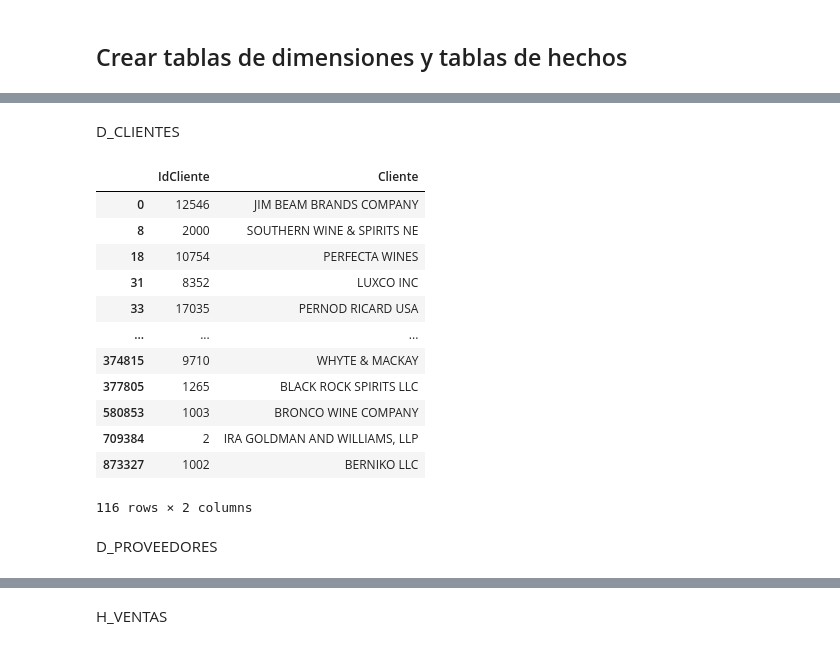
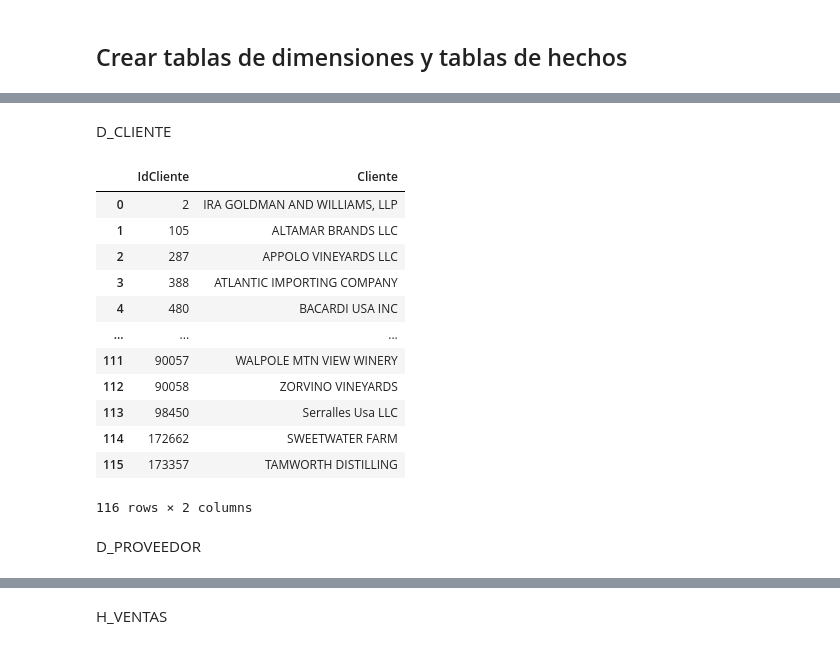
Before and after one commit to isabelunamuno/TFM, a Jupyter notebook: Visual Studio Code/Procesamiento1.ipynb, the cells around one changed output, grey strips where cells are left out. Drawn from its saved outputs; the diff is of its cells as text; code cells hidden in the pictures.

```diff
--- a/Visual Studio Code/Procesamiento1.ipynb
+++ b/Visual Studio Code/Procesamiento1.ipynb
@@ -16,9 +16,9 @@ from matplotlib.dates import DateFormatter
 # %% [markdown]
 Cargar el conjunto de datos
 # %%
-inventario_inicial=pd.read_csv(r'C:\Codeproject\Recursos\DatosOriginales.zip\DatosOriginales\BegInvFINAL12312016.csv')
-inventario_final=pd.read_csv(r'C:\Codeproject\Recursos\DatosOriginales.zip\DatosOriginales\EndInvFINAL12312016.csv')
-compras=pd.read_csv(r'C:\Codeproject\Recursos\DatosOriginales.zip\DatosOriginales\PurchasesFINAL12312016.csv')
-precio_compras=pd.read_csv(r'C:\Codeproject\Recursos\DatosOriginales.zip\DatosOriginales2017\PurchasePricesDec.csv')
-factura_compras=pd.read_csv(r'C:\Codeproject\Recursos\DatosOriginales.zip\DatosOriginalesInvoice\Purchases12312016.csv')
-ventas=pd.read_csv(r'C:\Codeproject\Recursos\DatosOriginales.zip\DatosOriginales\SalesFINAL12312016.csv')
+inventario_inicial=pd.read_csv(r'C:\Codeproject\Recursos\Datos Originales\BegInvFINAL12312016.csv')
+inventario_final=pd.read_csv(r'C:\Codeproject\Recursos\Datos Originales\EndInvFINAL12312016.csv')
+compras=pd.read_csv(r'C:\Codeproject\Recursos\Datos Originales\PurchasesFINAL12312016.csv')
+precio_compras=pd.read_csv(r'C:\Codeproject\Recursos\Datos Originales\2017PurchasePricesDec.csv')
+factura_compras=pd.read_csv(r'C:\Codeproject\Recursos\Datos Originales\InvoicePurchases12312016.csv')
+ventas=pd.read_csv(r'C:\Codeproject\Recursos\Datos Originales\SalesFINAL12312016.csv')
@@ -449,6 +448,6 @@ city_counts_df.to_excel('city_counts_end.xlsx', index=False)
 Se han pasado ambos excels y se han juntado todas las ciudades (las que se encuentran en las dos tablas) en una columna llamada "Invented_city"
 # %%
 # Leer el archivo CSV con las ciudades inventadas y las ciudades reales
-df_ciudades = pd.read_csv(r'C:\Codeproject\Analisis Inventario\DatosOriginales\Ciudades2.csv', sep=',', encoding='latin1')
-print(df_ciudades.head())
+df_ciudades = pd.read_csv(r'C:\Codeproject\Recursos\Datos Originales\Ciudades.csv', sep=',', encoding='latin1')
+df_ciudades.head()
 # %% [output]
@@ -575,33 +574,39 @@ D_productos
 12260 rows × 5 columns
-# %% [markdown]
-D_CLIENTES
+# %% [markdown]
+D_CLIENTE
 # %%
 # Seleccionar las columnas deseadas
-D_clientes = ventas[['VendorNumber', 'VendorName']]
+D_cliente = ventas[['VendorNumber', 'VendorName']]
 
 #Eliminar duplicados
-D_clientes.drop_duplicates(inplace=True)
+D_cliente.drop_duplicates(inplace=True)
 
 #Cambiar el nombre de las columnas
-D_clientes.columns=['IdCliente','Cliente']
+D_cliente.columns=['IdCliente','Cliente']
+
+# Ordenar el DataFrame por IdCliente de manera ascendente
+D_cliente.sort_values(by='IdCliente', inplace=True)
+
+# Resetear el índice para tener un índice limpio después de la ordenación
+D_cliente.reset_index(drop=True, inplace=True)
 
 # Mostrar el nuevo DataFrame
-D_clientes
+D_cliente
 # %% [output]
 |  | IdCliente | Cliente |
-| 0 | 12546 | JIM BEAM BRANDS COMPANY |
-| 8 | 2000 | SOUTHERN WINE & SPIRITS NE |
-| 18 | 10754 | PERFECTA WINES |
-| 31 | 8352 | LUXCO INC |
-| 33 | 17035 | PERNOD RICARD USA |
+| 0 | 2 | IRA GOLDMAN AND WILLIAMS, LLP |
+| 1 | 105 | ALTAMAR BRANDS LLC |
+| 2 | 287 | APPOLO VINEYARDS LLC |
+| 3 | 388 | ATLANTIC IMPORTING COMPANY |
+| 4 | 480 | BACARDI USA INC |
 | ... | ... | ... |
-| 374815 | 9710 | WHYTE & MACKAY |
-| 377805 | 1265 | BLACK ROCK SPIRITS LLC |
-| 580853 | 1003 | BRONCO WINE COMPANY |
-| 709384 | 2 | IRA GOLDMAN AND WILLIAMS, LLP |
-| 873327 | 1002 | BERNIKO LLC |
+| 111 | 90057 | WALPOLE MTN VIEW WINERY |
+| 112 | 90058 | ZORVINO VINEYARDS |
+| 113 | 98450 | Serralles Usa LLC |
+| 114 | 172662 | SWEETWATER FARM |
+| 115 | 173357 | TAMWORTH DISTILLING |
 116 rows × 2 columns
-# %% [markdown]
-D_PROVEEDORES
+# %% [markdown]
+D_PROVEEDOR
 # %%
 # Selecciona las columnas deseadas
```
Also changed, not shown: parts of 52 cells of this notebook.
